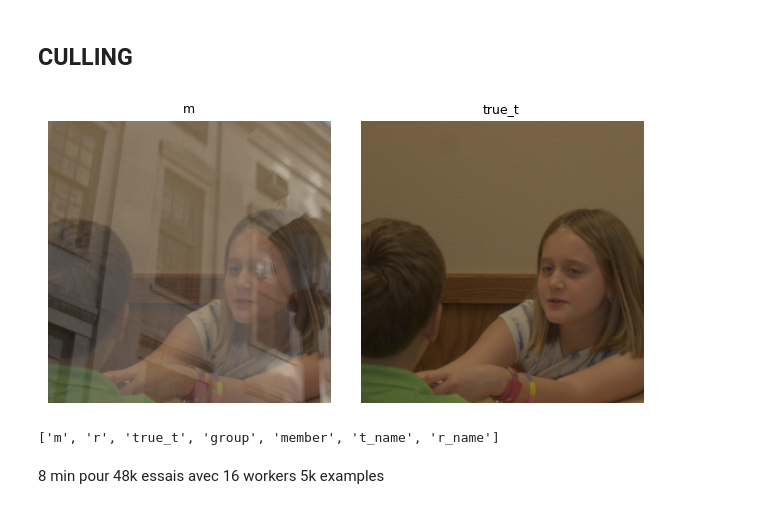
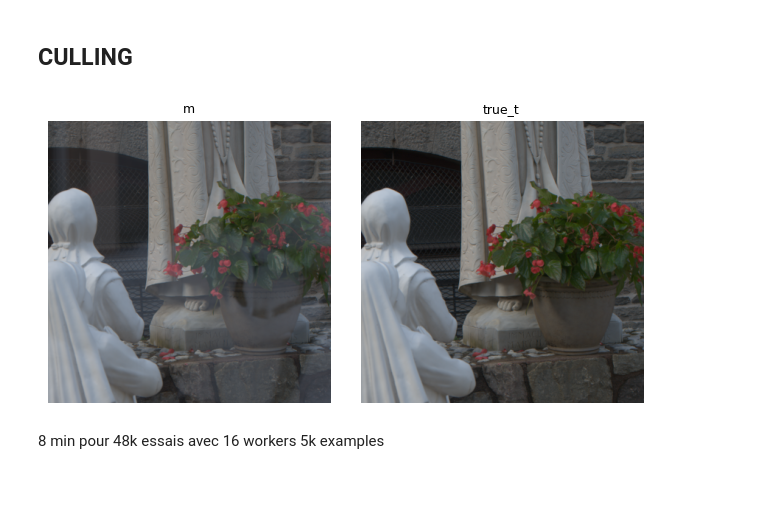
Before and after one commit to TheTrigun99/ProjectsDL, a Jupyter notebook: reflection_removal/data_clean.ipynb, the cells around one changed output. Saved outputs shown, nothing was run; the diff lists cells and outputs as text; code cells hidden in the pictures.

```diff
--- a/reflection_removal/data_clean.ipynb
+++ b/reflection_removal/data_clean.ipynb
@@ -1543,13 +1363,9 @@ def deficit_now():
 # %%
-z = np.load("/home/damien/data_fivek_dng/dataset_final_test1/ex_00000_00.npz")
+z = np.load("/home/damien/data_fivek_dng/soomin_enc_dec_params/ex_00001_00.npz")
 mo = z["m"].astype(np.float32)
 true_to=z["true_t"].astype(np.float32)
 show_row([mo, true_to], ["m","true_t"])
 # %% [output]
-[figure, old version]
+[figure, new version]
-# %%
-z.files
-# %% [output]
-['m', 'r', 'true_t', 'group', 'member', 't_name', 'r_name']
 # %% [markdown]
 8 min pour 48k essais avec 16 workers 5k examples
```
Also changed, not shown: parts of 53 cells of this notebook, 6 other files.
